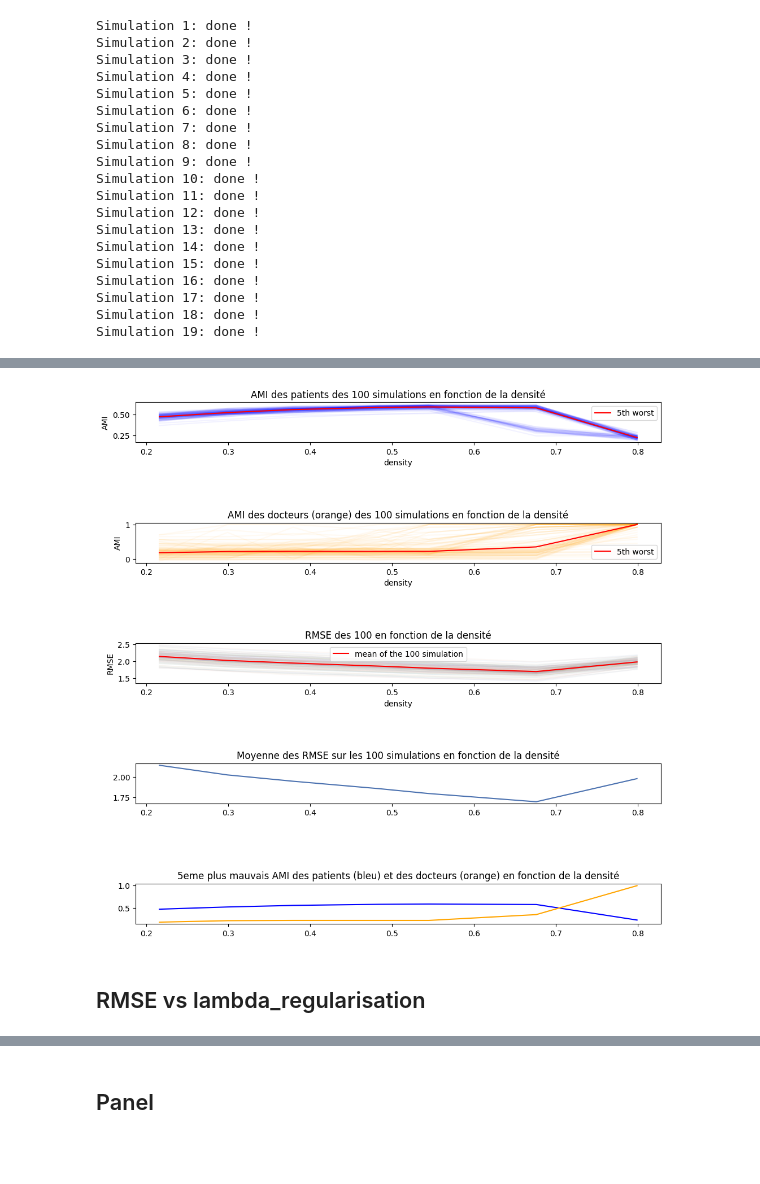
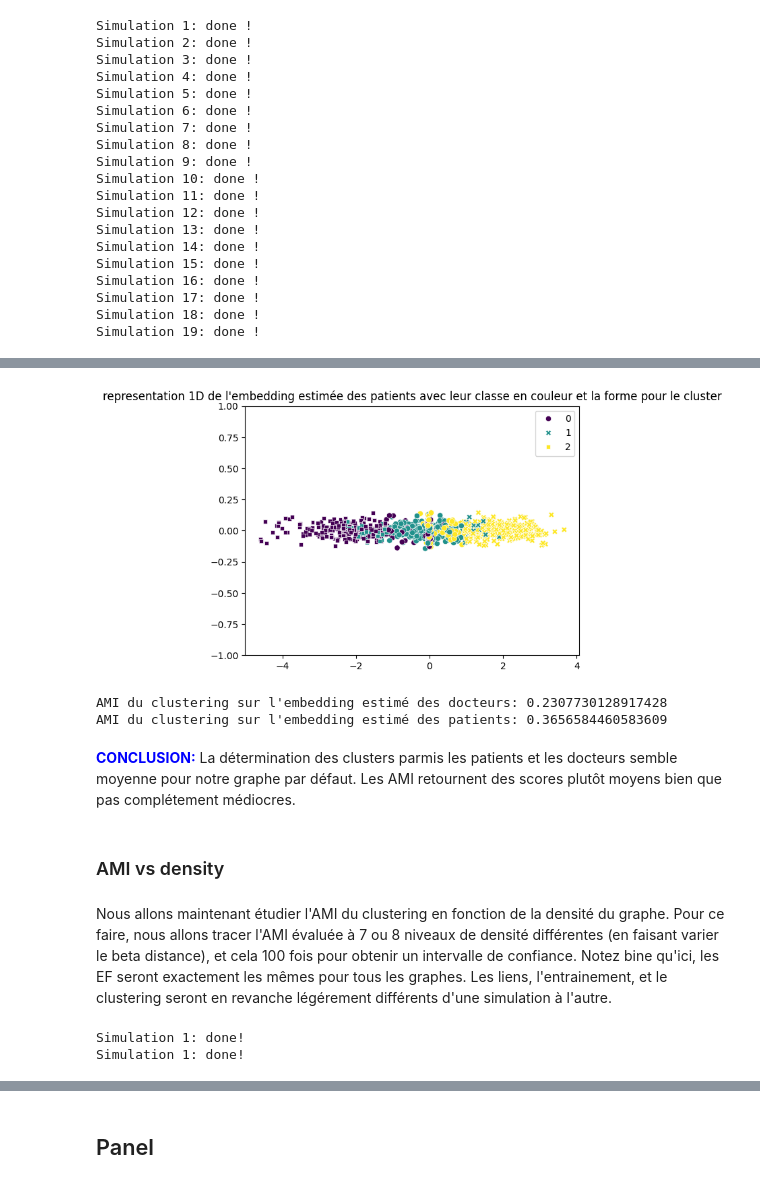
Before and after one commit to lecueguillaume/G4H_AKM_RS_NRS, a Jupyter notebook: Clustering_AKM_MF_1D.ipynb, the cells around one changed output, grey strips where cells are left out. Drawn from its saved outputs; the diff is of its cells as text; code cells hidden in the pictures; blank space fills up the shorter version.

```diff
--- a/Clustering_AKM_MF_1D.ipynb
+++ b/Clustering_AKM_MF_1D.ipynb
@@ -492,9 +394,35 @@ TypeError: 'module' object is not callable
+# %%
+#Visualisation des clusters
+sns.set_palette("deep")
+
+# La couleur représente le degré, c'est-à-dire le nombre de lien qu'a le docteur
+sns.scatterplot(x= ef_patient_hat, y= np.random.normal(0, 0.05, size = ef_patient_hat.shape[0],), hue=graph_object.alpha_class, style = cluster_patient_hat, palette='viridis')
+plt.title("representation 1D de l'embedding estimée des patients avec leur classe en couleur et la forme pour le cluster")
+plt.ylim(-1,1)
+plt.show()
+# %% [output]
+[figure, added]
+# %%
+metric_doctor_hat =  metrics.adjusted_rand_score(graph_object.psi_class, cluster_doctor_hat)
+print(f"AMI du clustering sur l'embedding estimé des docteurs: {metric_doctor_hat}")
+metric_patient_hat =   metrics.adjusted_rand_score(graph_object.alpha_class, cluster_patient_hat)
+print(f"AMI du clustering sur l'embedding estimé des patients: {metric_patient_hat}")
+# %% [output]
+AMI du clustering sur l'embedding estimé des docteurs: 0.2307730128917428
+AMI du clustering sur l'embedding estimé des patients: 0.3656584460583609
+# %% [markdown]
+<span style="color:blue">**CONCLUSION:**</span> La détermination des clusters parmis les patients et les docteurs semble moyenne pour notre graphe par défaut. Les AMI retournent des scores plutôt moyens bien que pas complétement médiocres.
+# %% [markdown]
+### AMI vs density
+# %% [markdown]
+Nous allons maintenant étudier l'AMI du clustering en fonction de la densité du graphe. Pour ce faire, nous allons tracer l'AMI évaluée à 7 ou 8 niveaux de densité différentes (en faisant varier le beta distance), et cela 100 fois pour obtenir un intervalle de confiance. Notez bine qu'ici, les EF seront exactement les mêmes pour tous les graphes. Les liens, l'entrainement, et le clustering seront en revanche légérement différents d'une simulation à l'autre.
+# %%
+matrix_sim_ami = density_ami_rmse_simulation.simulation_confidence_interval(n=100, sim_beta_distance_array = [-25, -20,-15, -12, -10,-8,-5, -3,], nb_epochs=200, n_patients = 1000, n_doctors=50)
+with open('matrix_simulation_ami.npy', 'wb') as f:
+    np.save(f, matrix_sim_ami)
+# %% [output]
+Simulation 1: done!
+Simulation 1: done!
 # %%
 with open('matrix_simulation_ami.npy', 'rb') as f:
     matrix_simulation_ami = np.load(f)
-# %%
-plot_hist_simulation_density_ami(matrix_simulation_ami,rank=7)
-# %% [output]
-[figure, removed]
-# %% [markdown]
-## RMSE vs lambda_regularisation
```
Also changed, not shown: parts of 78 cells of this notebook.
